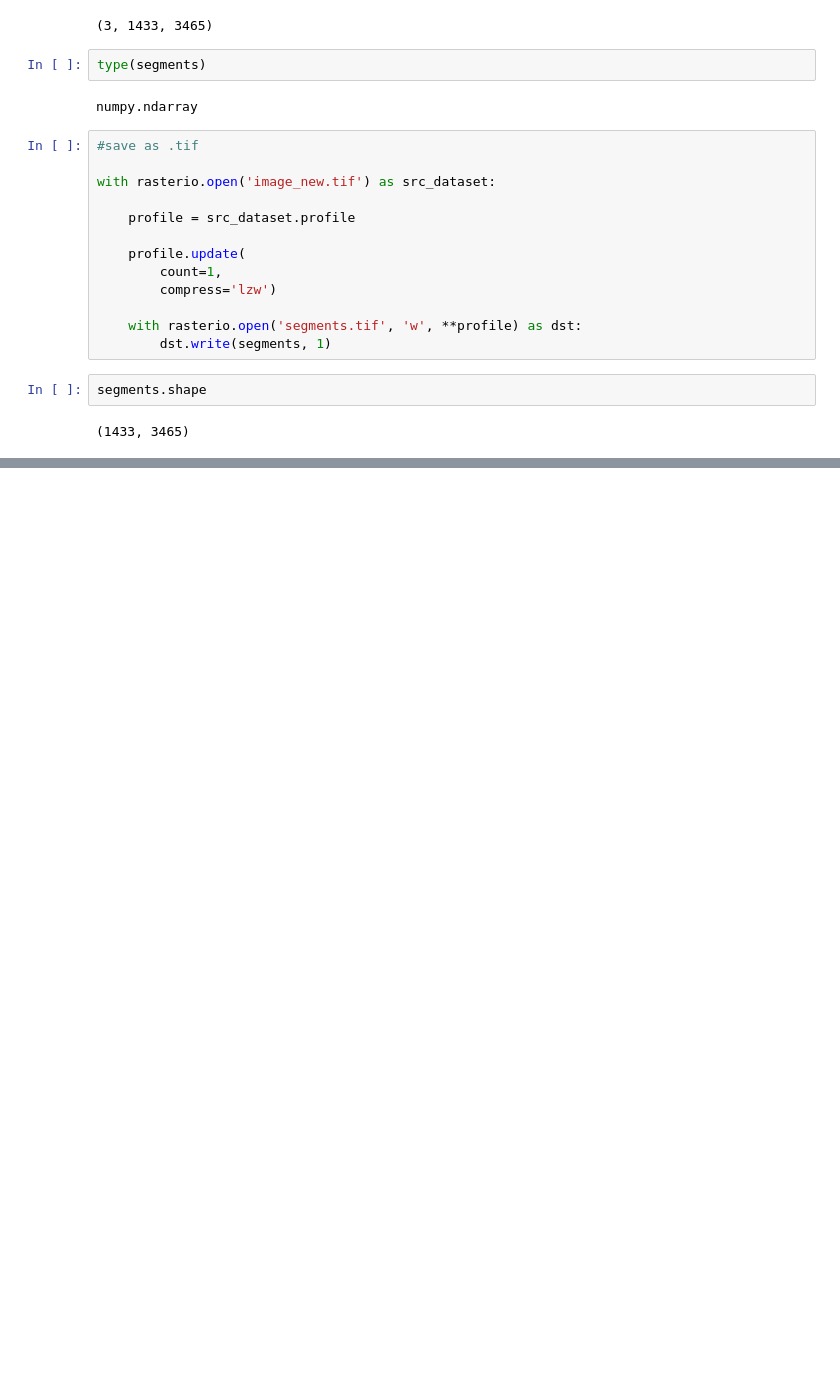
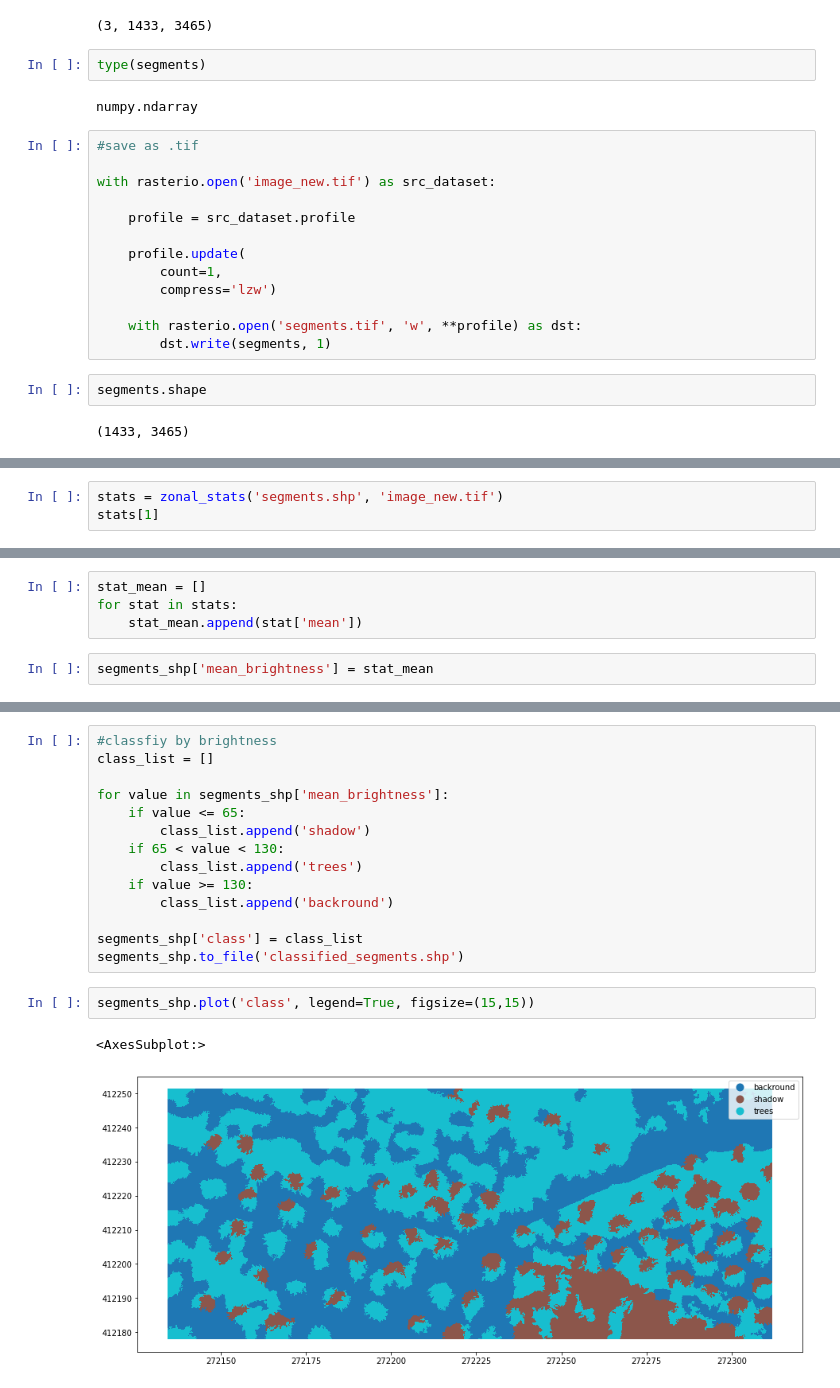
Before and after one commit to dwhew/MAP---OBIA, a Jupyter notebook: OBIA.ipynb, the cells around one changed output, grey strips where cells are left out. Drawn from its saved outputs; the diff is of its cells as text; blank space fills up the shorter version.

```diff
--- a/OBIA.ipynb
+++ b/OBIA.ipynb
@@ -96,0 +125,3 @@ segments.shape
+# %%
+stats = zonal_stats('segments.shp', 'image_new.tif')
+stats[1]
@@ -96,0 +130,6 @@ segments.shape
+# %%
+stat_mean = []
+for stat in stats:
+    stat_mean.append(stat['mean'])
+# %%
+segments_shp['mean_brightness'] = stat_mean
@@ -96,0 +152,19 @@ segments.shape
+# %%
+#classfiy by brightness
+class_list = []
+
+for value in segments_shp['mean_brightness']:
+    if value <= 65:
+        class_list.append('shadow')
+    if 65 < value < 130:
+        class_list.append('trees')
+    if value >= 130:
+        class_list.append('backround')
+
+segments_shp['class'] = class_list
+segments_shp.to_file('classified_segments.shp')
+# %%
+segments_shp.plot('class', legend=True, figsize=(15,15))
+# %% [output]
+<AxesSubplot:>
+[figure, added]
```
Also changed, not shown: parts of 7 cells of this notebook.
